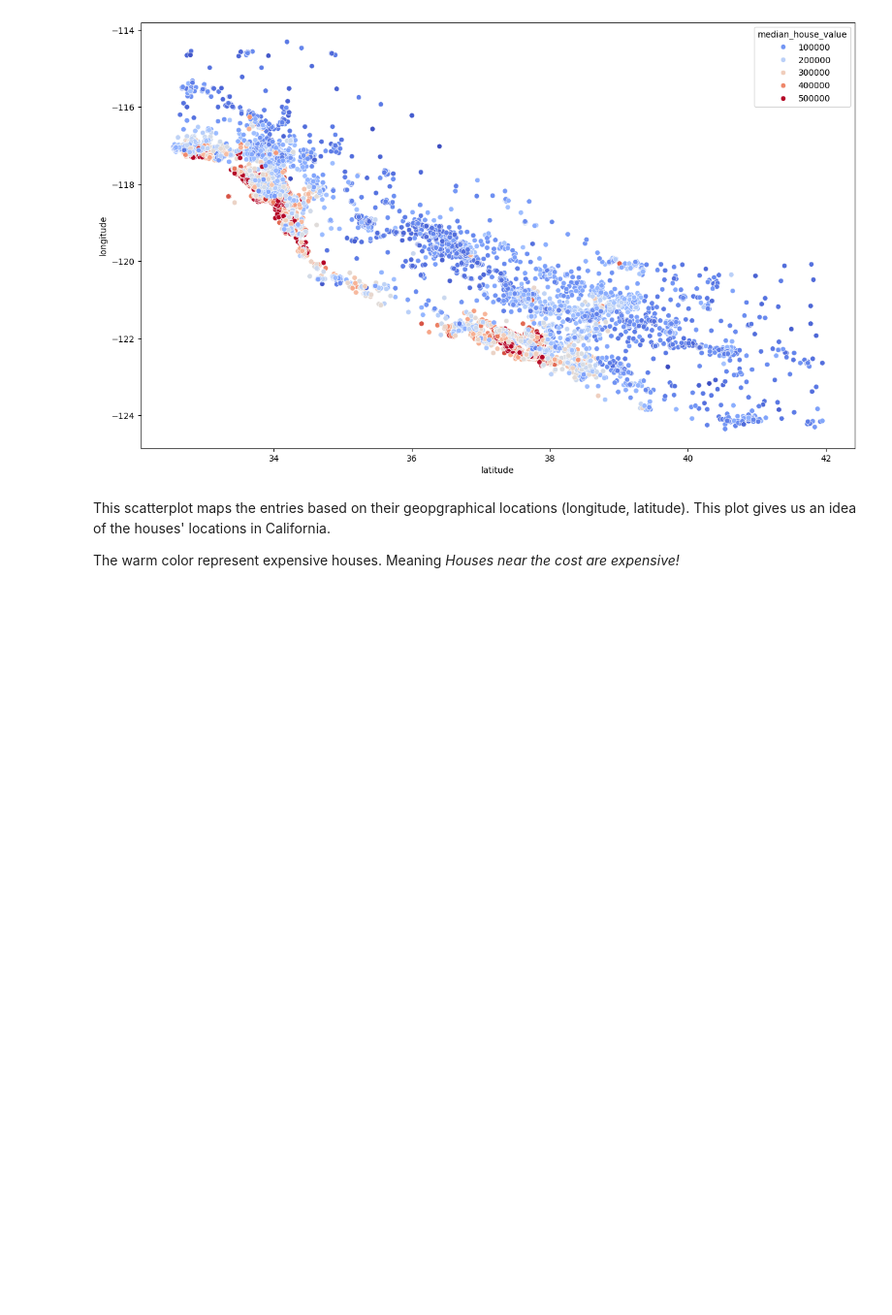
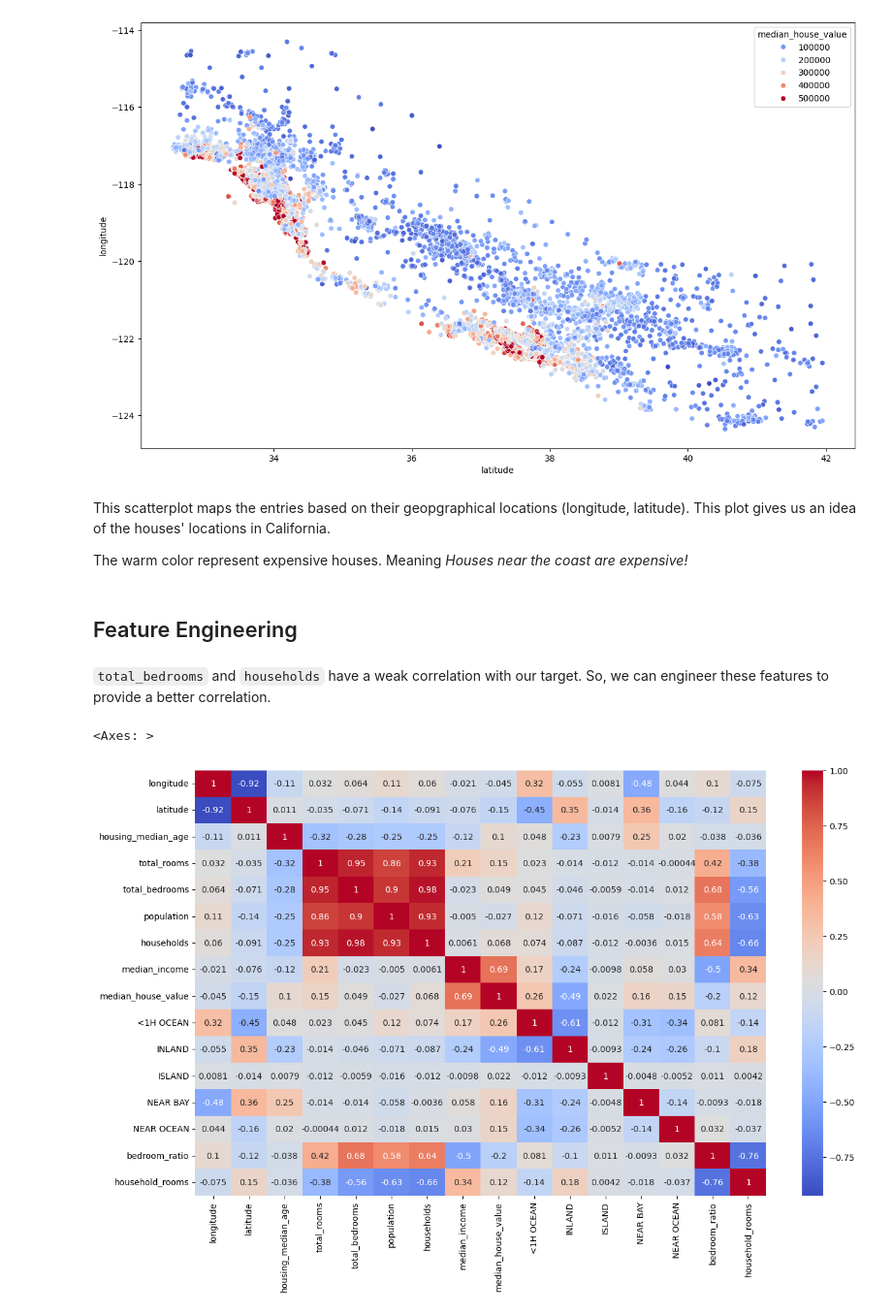
Before and after one commit to Hamdan-Khan/AI-Projects, a Jupyter notebook: regression-house-price-prediction/main.ipynb, the cells around one changed output. Shown at 97% size. Drawn from its saved outputs; the diff is of its cells as text; code cells hidden in the pictures; blank space fills up the shorter version.

Commit message:
Feature engineering: new features created

```diff
--- a/regression-house-price-prediction/main.ipynb
+++ b/regression-house-price-prediction/main.ipynb
@@ -214,4 +214,17 @@ sns.scatterplot(x="latitude", y="longitude", data=train_data, hue="median_house_
 # %% [markdown]
 This scatterplot maps the entries based on their geopgraphical locations (longitude, latitude). This plot gives us an idea of the houses' locations in California.
 
-The warm color represent expensive houses. Meaning *Houses near the cost are expensive!*
+The warm color represent expensive houses. Meaning *Houses near the coast are expensive!*
+# %% [markdown]
+## Feature Engineering
+# %% [markdown]
+`total_bedrooms` and `households` have a weak correlation with our target. So, we can engineer these features to provide a better correlation.
+# %%
+train_data["bedroom_ratio"] = train_data["total_bedrooms"] / train_data["total_rooms"]
+train_data["household_rooms"] = train_data["total_rooms"] / train_data["households"]
+# %%
+plt.figure(figsize=(15,9))
+sns.heatmap(train_data.corr(),annot=True, cmap="coolwarm")
+# %% [output]
+<Axes: >
+[figure, added]
```
